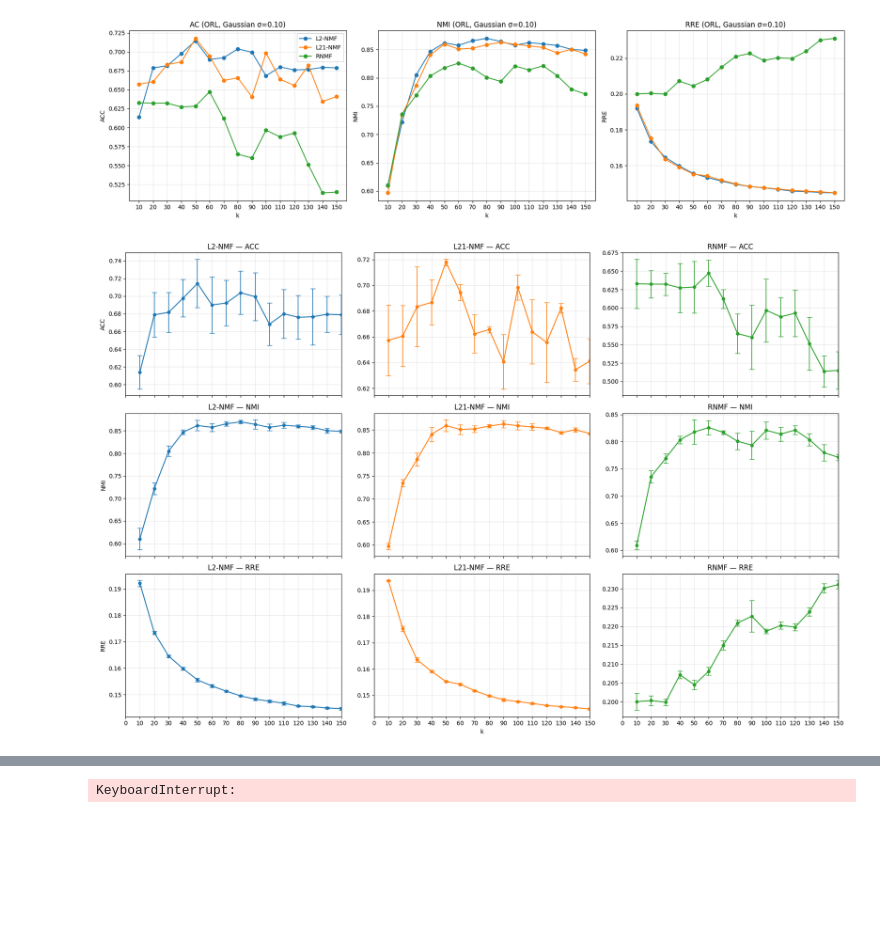
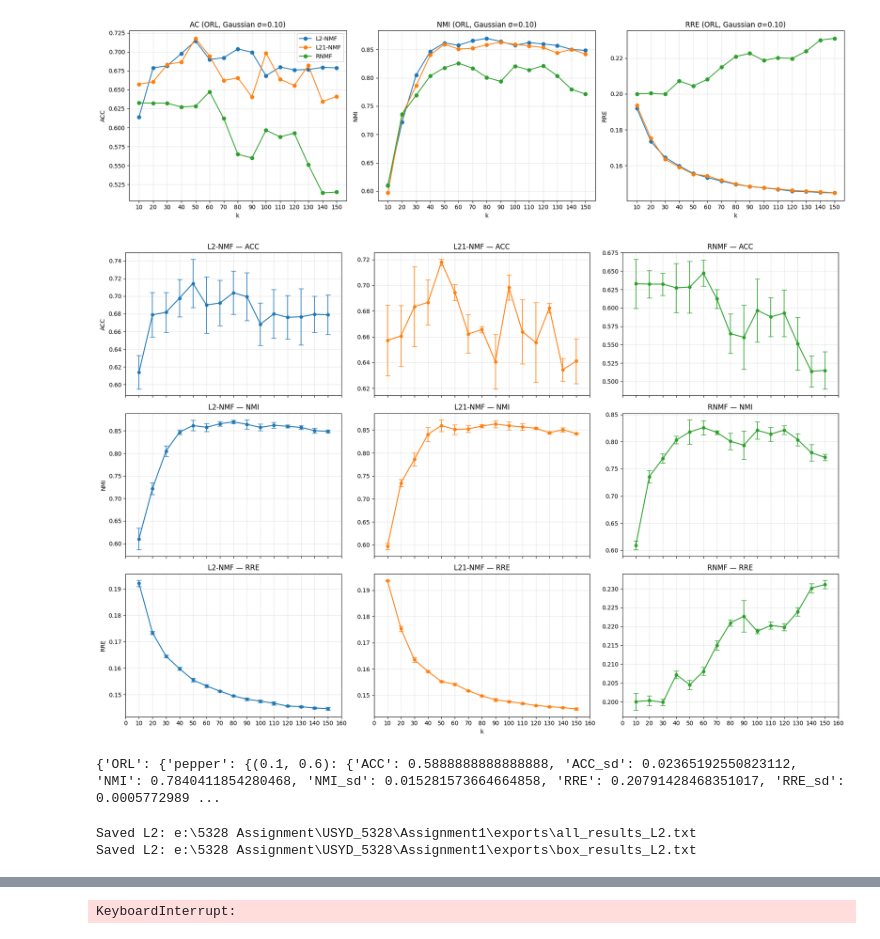
Before and after one commit to Ericcccccheng/USYD_5328, a Jupyter notebook: Assignment1/assignment1.ipynb, the cells around one changed output, grey strips where cells are left out. Saved outputs shown, nothing was run; the diff lists cells and outputs as text; code cells hidden in the pictures; blank space fills up the shorter version.

```diff
--- a/Assignment1/assignment1.ipynb
+++ b/Assignment1/assignment1.ipynb
@@ -764,33 +764,31 @@ plt.show()
 fig, axes = plt.subplots(3, 3, figsize=(18, 12), sharex=True)
 
 metric_specs = [("ACC", "ACC"), ("NMI", "NMI"), ("RRE", "RRE")]
 alg_order = [name for name in ["L2-NMF", "L21-NMF", "RNMF"] if name in results]
 color_map = {"L2-NMF": "tab:blue", "L21-NMF": "tab:orange", "RNMF": "tab:green"}
 
 for r, (metric, ylab) in enumerate(metric_specs):
     for c, name in enumerate(alg_order):
         ax = axes[r, c]
         if name is not None:
             x = np.array(results[name]["k"], dtype=float)                    # 10..150
             y = np.array(results[name][metric], dtype=float)                 # mean
             sd = np.array(results[name][f"{metric}_sd"], dtype=float)        # SD
 
             ax.errorbar(
                 x, y, yerr=sd,
                 fmt='o-', lw=1.6, ms=5, capsize=4,
                 color=color_map[name], ecolor=color_map[name], elinewidth=1.2
             )
             ax.set_title(f"{name} — {metric}")
-        else:
-            ax.set_title("(no data)")
         ax.set_xlim(0, 150)
         ax.set_xticks(range(0, 161, 10))
         ax.grid(True, alpha=0.3)
         if c == 0:
             ax.set_ylabel(ylab)
 
 axes[-1, 1].set_xlabel("k")
 plt.tight_layout()
 plt.show()
 # %% [output]
-[figure, old version]
+[figure, new version]
@@ -796,0 +904,39 @@ plt.show()
+# %%
+print(all_results_L2, box_results_L2)
+# %% [output]
+{'ORL': {'pepper': {(0.1, 0.6): {'ACC': 0.5888888888888888, 'ACC_sd': 0.02365192550823112, 'NMI': 0.7840411854280468, 'NMI_sd': 0.015281573664664858, 'RRE': 0.20791428468351017, 'RRE_sd': 0.0005772989 ...
+# %%
+import os, json, numpy as np
+
+def _key_to_str(k):
+
+    if isinstance(k, tuple):
+        return "(" + ",".join(str(x) for x in k) + ")"
+    return str(k)
+
+def to_jsonable(obj):
+    if isinstance(obj, dict):
+        return {_key_to_str(k): to_jsonable(v) for k, v in obj.items()}
+    if isinstance(obj, (list, tuple)):
+        return [to_jsonable(x) for x in obj]
+    if isinstance(obj, np.ndarray):
+        return obj.tolist()
+    if isinstance(obj, (np.floating,)):
+        return float(obj)
+    if isinstance(obj, (np.integer,)):
+        return int(obj)
+    return obj
+
+save_dir = "./exports"; os.makedirs(save_dir, exist_ok=True)
+
+with open(os.path.join(save_dir, "all_results_L2.txt"), "w", encoding="utf-8") as f:
+    json.dump(to_jsonable(all_results_L2), f, ensure_ascii=False, indent=2)
+
+with open(os.path.join(save_dir, "box_results_L2.txt"), "w", encoding="utf-8") as f:
+    json.dump(to_jsonable(box_results_L2), f, ensure_ascii=False, indent=2)
+
+print("Saved L2:", os.path.abspath(os.path.join(save_dir, "all_results_L2.txt")))
+print("Saved L2:", os.path.abspath(os.path.join(save_dir, "box_results_L2.txt")))
+# %% [output]
+Saved L2: e:\5328 Assignment\USYD_5328\Assignment1\exports\all_results_L2.txt
+Saved L2: e:\5328 Assignment\USYD_5328\Assignment1\exports\box_results_L2.txt
```
Also changed, not shown: parts of 18 cells of this notebook, 6 other files.
